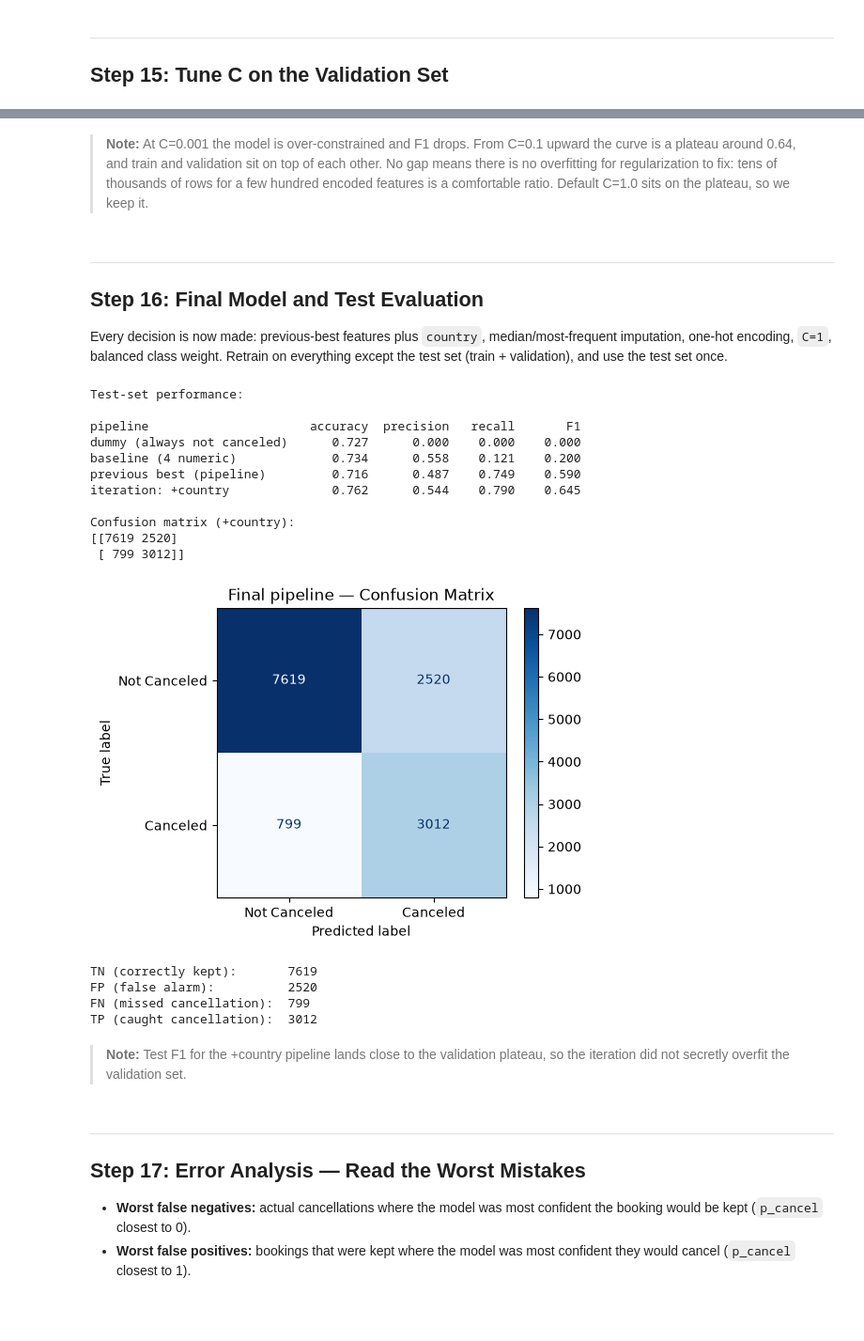
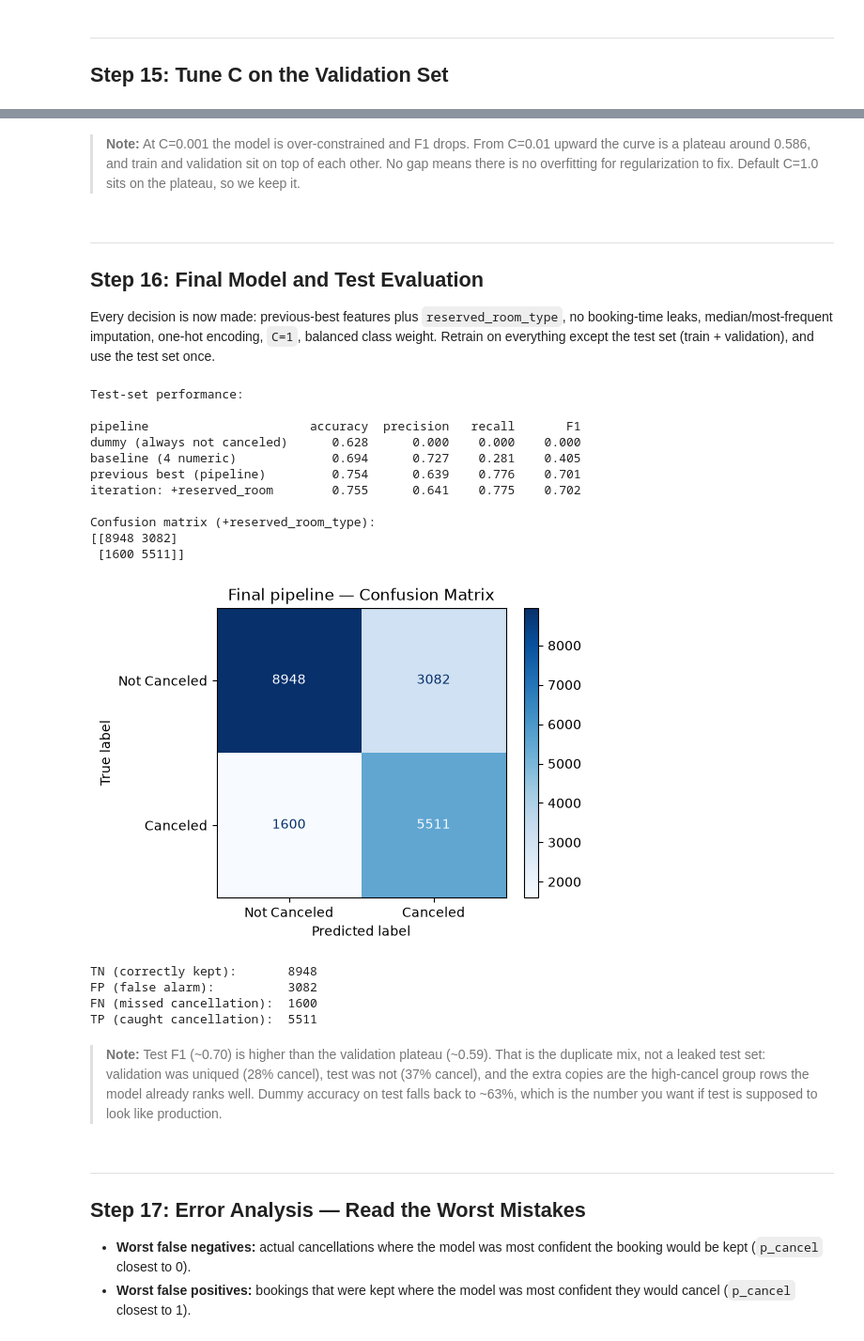
Before and after one commit to marcus-souza-soares/ml-course-codemify, a Jupyter notebook: ml-week-6/hotel_booking_pipeline/hotel_booking_submission.ipynb, the cells around one changed output, grey strips where cells are left out. Shown at 94% size. Drawn from its saved outputs; the diff is of its cells as text; code cells hidden in the pictures; blank space fills up the shorter version.

Commit message:
fix pipeine hotel booking submission

```diff
--- a/ml-week-6/hotel_booking_pipeline/hotel_booking_submission.ipynb
+++ b/ml-week-6/hotel_booking_pipeline/hotel_booking_submission.ipynb
@@ -752,18 +882,26 @@ Stratified splits keep the cancellation rate consistent in all three sets.
 # %%
 X_trainval, X_test, y_trainval, y_test = train_test_split(
     X, y, test_size=0.2, random_state=RANDOM_SEED, stratify=y)
+
+n_trainval_raw = len(X_trainval)
+X_trainval, y_trainval = drop_split_duplicates(X_trainval, y_trainval)
+
 X_train, X_val, y_train, y_val = train_test_split(
     X_trainval, y_trainval, test_size=0.25, random_state=RANDOM_SEED, stratify=y_trainval)
 
-print(f'Train: {len(X_train)}   Validation: {len(X_val)}   Test: {len(X_test)}')
-print(f'Cancel rate: train {y_train.mean():.3f}, val {y_val.mean():.3f}, test {y_test.mean():.3f}')
+print(f'Trainval: {n_trainval_raw} -> {len(X_trainval)} unique')
+print(f'Train: {len(X_train)}   Validation: {len(X_val)}   Test: {len(X_test)} (duplicates kept)')
+print(
+    f'Cancel rate: train {y_train.mean():.3f}, val {y_val.mean():.3f}, '
+    f'test {y_test.mean():.3f}'
+)
 
 prev_num = [
     'log_lead_time', 'adr', 'booking_changes', 'days_in_waiting_list',
     'arrival_date_year', 'arrival_date_week_number', 'arrival_date_day_of_month',
     'is_repeated_guest', 'total_nights', 'total_guests',
     'cancel_rate_history', 'has_canceled_before',
-    'has_parking', 'has_special_requests', 'has_babies', 'is_family',
+    'has_special_requests', 'has_babies', 'is_family',
 ]
 prev_cat = [
     'hotel', 'deposit_type', 'customer_type', 'market_segment',
@@ -788,7 +928,8 @@ Previous-best categorical (6): ['hotel', 'deposit_type', 'customer_type', 'marke
 # %%
 def make_booking_pipeline(num_features, cat_features, C=1.0,
-                          class_weight='balanced', num_impute='median'):
-    """Impute + scale + encode + LogisticRegression, fit on a raw DataFrame."""
+                          class_weight='balanced', num_impute='median',
+                          model=None):
+    """Impute + scale + encode + a linear model, fit on a raw DataFrame."""
     numeric_branch = Pipeline(steps=[
         ('impute', SimpleImputer(strategy=num_impute)),
         ('scale', StandardScaler()),
@@ -801,11 +942,13 @@ def make_booking_pipeline(num_features, cat_features, C=1.0,
         ])
         transformers.append(('cat', categorical_branch, cat_features))
     preprocess = ColumnTransformer(transformers=transformers)
+    if model is None:
+        model = LogisticRegression(
+            C=C, class_weight=class_weight, max_iter=1000, random_state=RANDOM_SEED
+        )
     return Pipeline(steps=[
         ('preprocess', preprocess),
-        ('model', LogisticRegression(
-            C=C, class_weight=class_weight, max_iter=1000, random_state=RANDOM_SEED
-        )),
+        ('model', model),
     ])
 
 
@@ -825,6 +968,10 @@ def print_metrics(rows):
     for name, metrics in rows:
         print(f"{name:<28} {metrics['accuracy']:>9.3f} {metrics['precision']:>10.3f} "
               f"{metrics['recall']:>8.3f} {metrics['f1']:>8.3f}")
+
+
+def rmse(y_true, y_pred):
+    return np.sqrt(mean_squared_error(y_true, y_pred))
 # %% [markdown]
 ---
 ## Step 13: Previous Best vs Baseline, Now as Pipelines
@@ -874,17 +1022,17 @@ Previous-best feature count after encoding: 43
 # %%
-iter_cat = prev_cat + ['country']
+iter_cat = prev_cat + ['reserved_room_type']
 
-country_pipe = make_booking_pipeline(
+iter_pipe = make_booking_pipeline(
     prev_num, iter_cat, C=1.0, class_weight='balanced'
 ).fit(X_train, y_train)
 
 print_metrics([
     ('baseline (4 numeric)', evaluate(baseline_pipe, X_val, y_val)),
     ('previous best (pipeline)', evaluate(prev_best_pipe, X_val, y_val)),
-    ('iteration: +country', evaluate(country_pipe, X_val, y_val)),
+    ('iteration: +reserved_room', evaluate(iter_pipe, X_val, y_val)),
 ])
 
-n_features = country_pipe.named_steps['preprocess'].get_feature_names_out().shape[0]
-print(f'\n+country feature count after encoding: {n_features}')
+n_features = iter_pipe.named_steps['preprocess'].get_feature_names_out().shape[0]
+print(f'\n+reserved_room_type feature count after encoding: {n_features}')
 # %% [output]
 pipeline                      accuracy  precision   recall       F1
@@ -928,10 +1076,10 @@ plt.show()
 # %% [markdown]
-> **Note:** At C=0.001 the model is over-constrained and F1 drops. From C=0.1 upward the curve is a plateau around 0.64, and train and validation sit on top of each other. No gap means there is no overfitting for regularization to fix: tens of thousands of rows for a few hundred encoded features is a comfortable ratio. Default C=1.0 sits on the plateau, so we keep it.
+> **Note:** At C=0.001 the model is over-constrained and F1 drops. From C=0.01 upward the curve is a plateau around 0.586, and train and validation sit on top of each other. No gap means there is no overfitting for regularization to fix. Default C=1.0 sits on the plateau, so we keep it.
 # %% [markdown]
 ---
 ## Step 16: Final Model and Test Evaluation
 
-Every decision is now made: previous-best features plus `country`, median/most-frequent imputation, one-hot encoding, `C=1`, balanced class weight. Retrain on everything except the test set (train + validation), and use the test set once.
+Every decision is now made: previous-best features plus `reserved_room_type`, no booking-time leaks, median/most-frequent imputation, one-hot encoding, `C=1`, balanced class weight. Retrain on everything except the test set (train + validation), and use the test set once.
 # %%
 # Same settings, retrained on all non-test rows so the comparison is fair
 final_baseline = make_booking_pipeline(
@@ -947,49 +1095,49 @@ final_pipe = make_booking_pipeline(
 print('Test-set performance:\n')
 print_metrics([
     ('dummy (always not canceled)', {
         'accuracy': max(1 - y_test.mean(), y_test.mean()),
         'precision': 0.0, 'recall': 0.0, 'f1': 0.0,
     }),
     ('baseline (4 numeric)', evaluate(final_baseline, X_test, y_test)),
     ('previous best (pipeline)', evaluate(final_prev_best, X_test, y_test)),
-    ('iteration: +country', evaluate(final_pipe, X_test, y_test)),
+    ('iteration: +reserved_room', evaluate(final_pipe, X_test, y_test)),
 ])
 
 cm = confusion_matrix(y_test, final_pipe.predict(X_test))
-print('\nConfusion matrix (+country):')
+print('\nConfusion matrix (+reserved_room_type):')
 print(cm)
 
 fig, ax = plt.subplots(figsize=(5, 4))
 ConfusionMatrixDisplay(
     cm, display_labels=['Not Canceled', 'Canceled']
 ).plot(ax=ax, cmap='Blues')
 plt.title('Final pipeline — Confusion Matrix')
 plt.show()
 
 tn, fp, fn, tp = cm.ravel()
 print(f'TN (correctly kept):       {tn}')
 print(f'FP (false alarm):          {fp}')
 print(f'FN (missed cancellation):  {fn}')
 print(f'TP (caught cancellation):  {tp}')
 # %% [output]
 Test-set performance:
 
 pipeline                      accuracy  precision   recall       F1
-dummy (always not canceled)      0.727      0.000    0.000    0.000
-baseline (4 numeric)             0.734      0.558    0.121    0.200
-previous best (pipeline)         0.716      0.487    0.749    0.590
-iteration: +country              0.762      0.544    0.790    0.645
+dummy (always not canceled)      0.628      0.000    0.000    0.000
+baseline (4 numeric)             0.694      0.727    0.281    0.405
+previous best (pipeline)         0.754      0.639    0.776    0.701
+iteration: +reserved_room        0.755      0.641    0.775    0.702
 
-Confusion matrix (+country):
-[[7619 2520]
- [ 799 3012]]
+Confusion matrix (+reserved_room_type):
+[[8948 3082]
+ [1600 5511]]
-[figure, old version]
+[figure, new version]
-TN (correctly kept):       7619
-FP (false alarm):          2520
-FN (missed cancellation):  799
-TP (caught cancellation):  3012
+TN (correctly kept):       8948
+FP (false alarm):          3082
+FN (missed cancellation):  1600
+TP (caught cancellation):  5511
 # %% [markdown]
-> **Note:** Test F1 for the +country pipeline lands close to the validation plateau, so the iteration did not secretly overfit the validation set.
+> **Note:** Test F1 (~0.70) is higher than the validation plateau (~0.59). That is the duplicate mix, not a leaked test set: validation was uniqued (28% cancel), test was not (37% cancel), and the extra copies are the high-cancel group rows the model already ranks well. Dummy accuracy on test falls back to ~63%, which is the number you want if test is supposed to look like production.
 # %% [markdown]
 ---
 ## Step 17: Error Analysis — Read the Worst Mistakes
```
Also changed, not shown: parts of 45 cells of this notebook, 2 other files.
